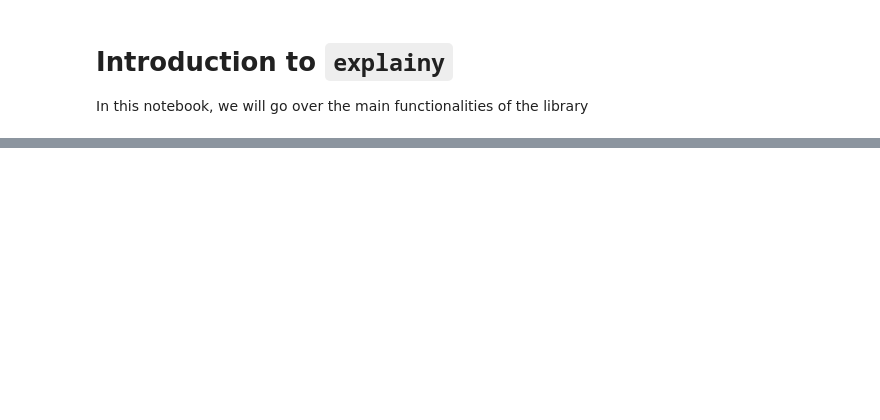
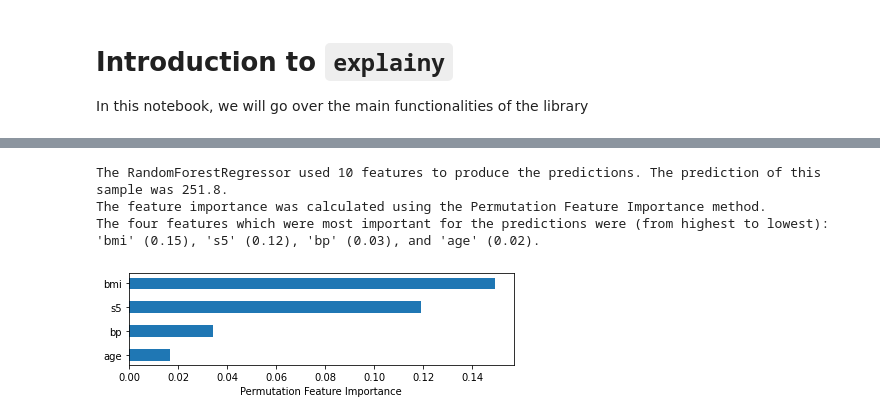
Before and after one commit to MauroLuzzatto/explainy, a Jupyter notebook: docs/examples/01-explainy-intro.ipynb, the cells around one changed output, grey strips where cells are left out. Drawn from its saved outputs; the diff is of its cells as text; code cells hidden in the pictures; blank space fills up the shorter version.

```diff
--- a/docs/examples/01-explainy-intro.ipynb
+++ b/docs/examples/01-explainy-intro.ipynb
@@ -24,10 +30,14 @@ model = RandomForestRegressor(random_state=0).fit(X_train, y_train)
 # %%
 number_of_features = 4
 sample_index = 1
 
 explainer = PermutationExplanation(X_test, y_test, model, number_of_features)
 
-explanation = explainer.explain(sample_index, separator=None)
-explainer.print_output()
+explanation = explainer.explain(sample_index)
+print(explanation)
 explainer.plot(kind='bar')
-explainer.save(sample_index)
+# %% [output]
+The RandomForestRegressor used 10 features to produce the predictions. The prediction of this sample was 251.8.
+The feature importance was calculated using the Permutation Feature Importance method.
+The four features which were most important for the predictions were (from highest to lowest): 'bmi' (0.15), 's5' (0.12), 'bp' (0.03), and 'age' (0.02).
+[figure, added]
```
Also changed, not shown: parts of 8 cells of this notebook, 2 other files.
